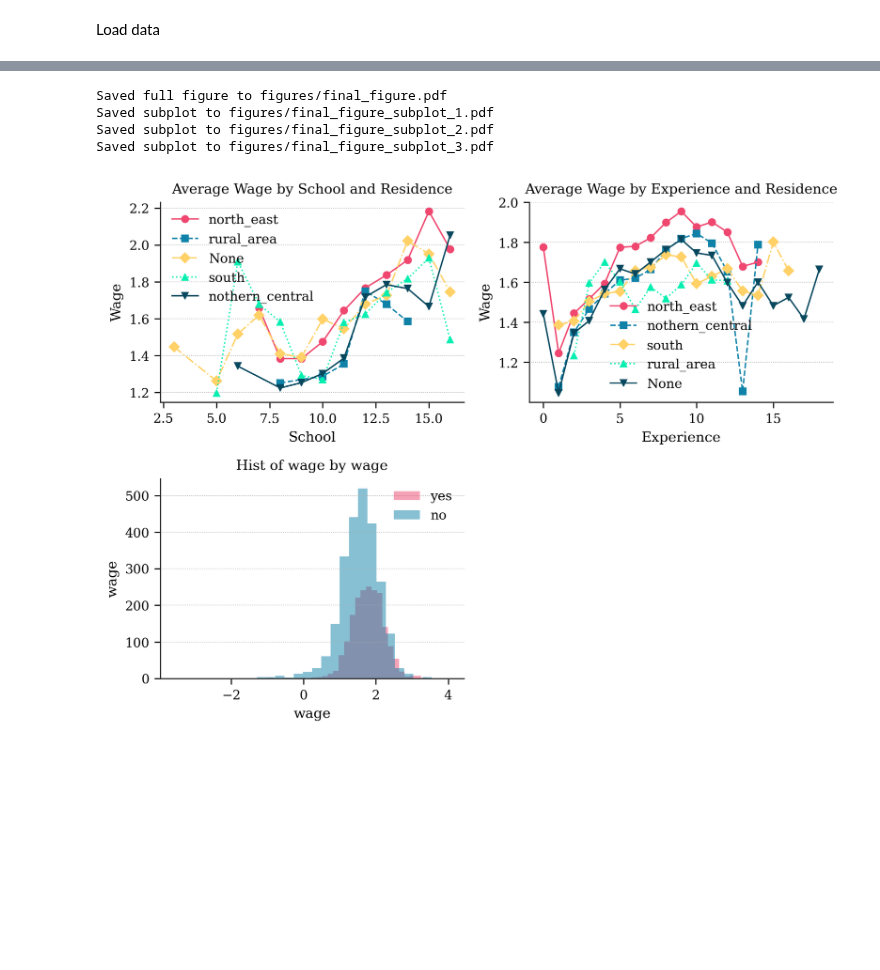
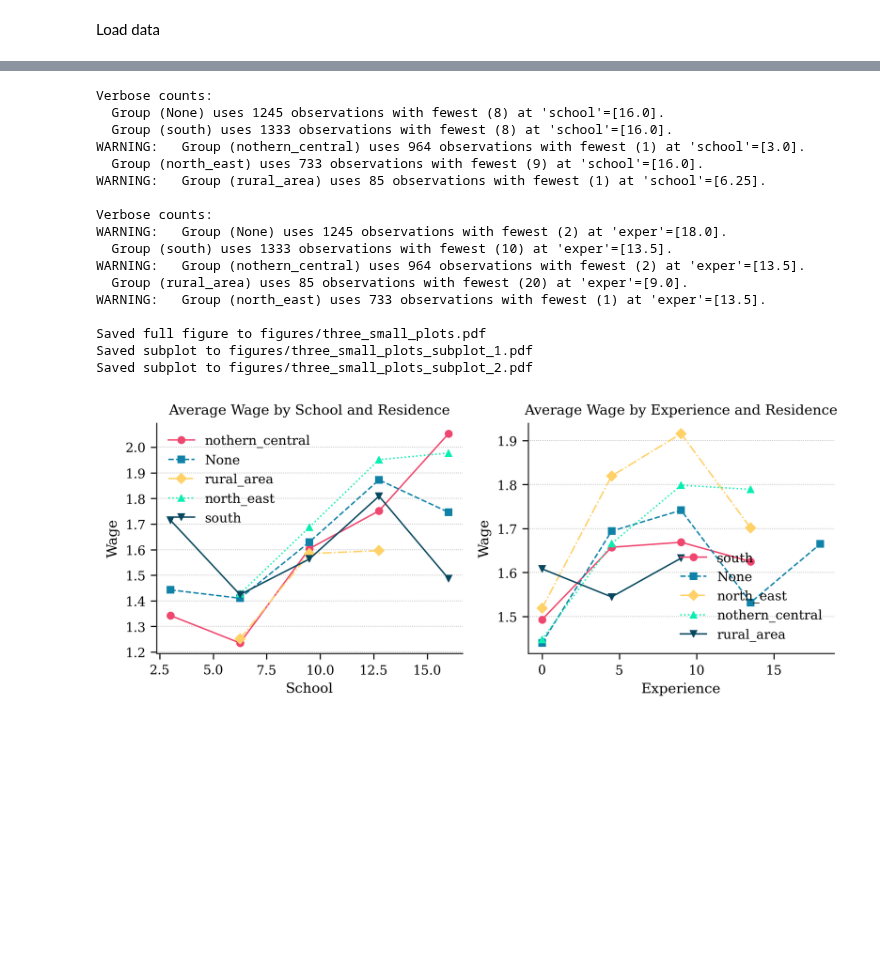
Before and after one commit to AdamHallengreen/figure-manager, a Jupyter notebook: examples/example_usage.ipynb, the cells around one changed output, grey strips where cells are left out. Saved outputs shown, nothing was run; the diff lists cells and outputs as text; code cells hidden in the pictures; blank space fills up the shorter version.

```diff
--- a/examples/example_usage.ipynb
+++ b/examples/example_usage.ipynb
@@ -31,22 +57,38 @@ generate_plot(data, x_col='exper', y_col='wage', plot_type='plot', group_by_cols
 # %%
 # Set up the FigureManager
 fm = FigureManager(output_dir="figures/", paper_size="A4", file_ext=".pdf", use_latex=False)
 
+# settings
+verbose = True
+
 # Create figure and subplot managers with specified layout
-fig, axes = fm.create_figure(n_rows=2, n_cols=2, n_subplots=3)
+fig, axes = fm.create_figure(n_rows=2, n_cols=2, n_subplots=2)
 
-axes[0] = generate_plot(data, x_col='school', y_col='wage', plot_type='plot', group_by_cols='residence', agg_fct=pl.mean, ax = axes[0], xlabel='School', ylabel='Wage', title='Average Wage by School and Residence')
-axes[1] = generate_plot(data, x_col='exper', y_col='wage', plot_type='plot', group_by_cols='residence', agg_fct=pl.mean, ax = axes[1], xlabel='Experience', ylabel='Wage', title='Average Wage by Experience and Residence')
-axes[2] = generate_plot(data, x_col='wage', y_col='wage', plot_type='hist', group_by_cols='maried', agg_fct=None, ax = axes[2],  plot_settings={'alpha': 0.5, 'bins':30})
+axes[0] = generate_plot(data, x_col='school', y_col='wage', plot_type='plot', x_bins=5, group_by_cols='residence', agg_fct=pl.mean, ax = axes[0], verbose=verbose, xlabel='School', ylabel='Wage', title='Average Wage by School and Residence')
+axes[1] = generate_plot(data, x_col='exper', y_col='wage', plot_type='plot', x_bins=5, group_by_cols='residence', agg_fct=pl.mean, ax = axes[1], verbose=verbose, xlabel='Experience', ylabel='Wage', title='Average Wage by Experience and Residence')
+# axes[2] = generate_plot(data, x_col='wage', y_col='school', plot_type='hist', x_bins=30, group_by_cols='maried', agg_fct=None, ax = axes[2], verbose=verbose, plot_settings={'alpha': 0.5})
 
 # Save the entire figure and subplots
-fm.save_figure(filename="final_figure")
+fm.save_figure(filename="three_small_plots")
 
 # Optional: Display the figure
 plt.show()
 # %% [output]
-Saved full figure to figures/final_figure.pdf
-Saved subplot to figures/final_figure_subplot_1.pdf
-Saved subplot to figures/final_figure_subplot_2.pdf
-Saved subplot to figures/final_figure_subplot_3.pdf
+Verbose counts:
+  Group (None) uses 1245 observations with fewest (8) at 'school'=[16.0].
+  Group (south) uses 1333 observations with fewest (8) at 'school'=[16.0].
+WARNING:   Group (nothern_central) uses 964 observations with fewest (1) at 'school'=[3.0].
+  Group (north_east) uses 733 observations with fewest (9) at 'school'=[16.0].
+WARNING:   Group (rural_area) uses 85 observations with fewest (1) at 'school'=[6.25].
+
+Verbose counts:
+WARNING:   Group (None) uses 1245 observations with fewest (2) at 'exper'=[18.0].
+  Group (south) uses 1333 observations with fewest (10) at 'exper'=[13.5].
+WARNING:   Group (nothern_central) uses 964 observations with fewest (2) at 'exper'=[13.5].
+  Group (rural_area) uses 85 observations with fewest (20) at 'exper'=[9.0].
+WARNING:   Group (north_east) uses 733 observations with fewest (1) at 'exper'=[13.5].
+
+Saved full figure to figures/three_small_plots.pdf
+Saved subplot to figures/three_small_plots_subplot_1.pdf
+Saved subplot to figures/three_small_plots_subplot_2.pdf
-[figure, old version]
+[figure, new version]
```
Also changed, not shown: parts of 3 cells of this notebook, 1 other file.
